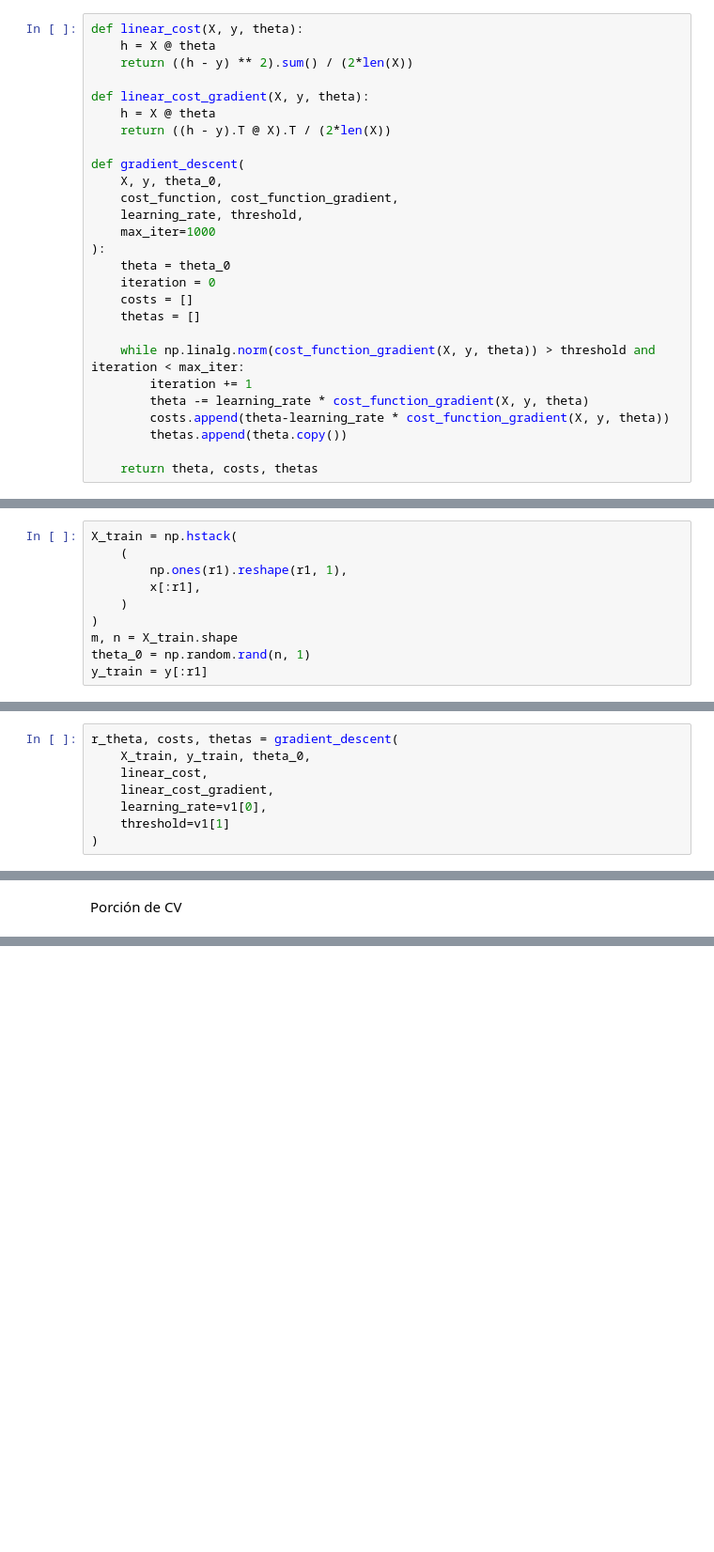
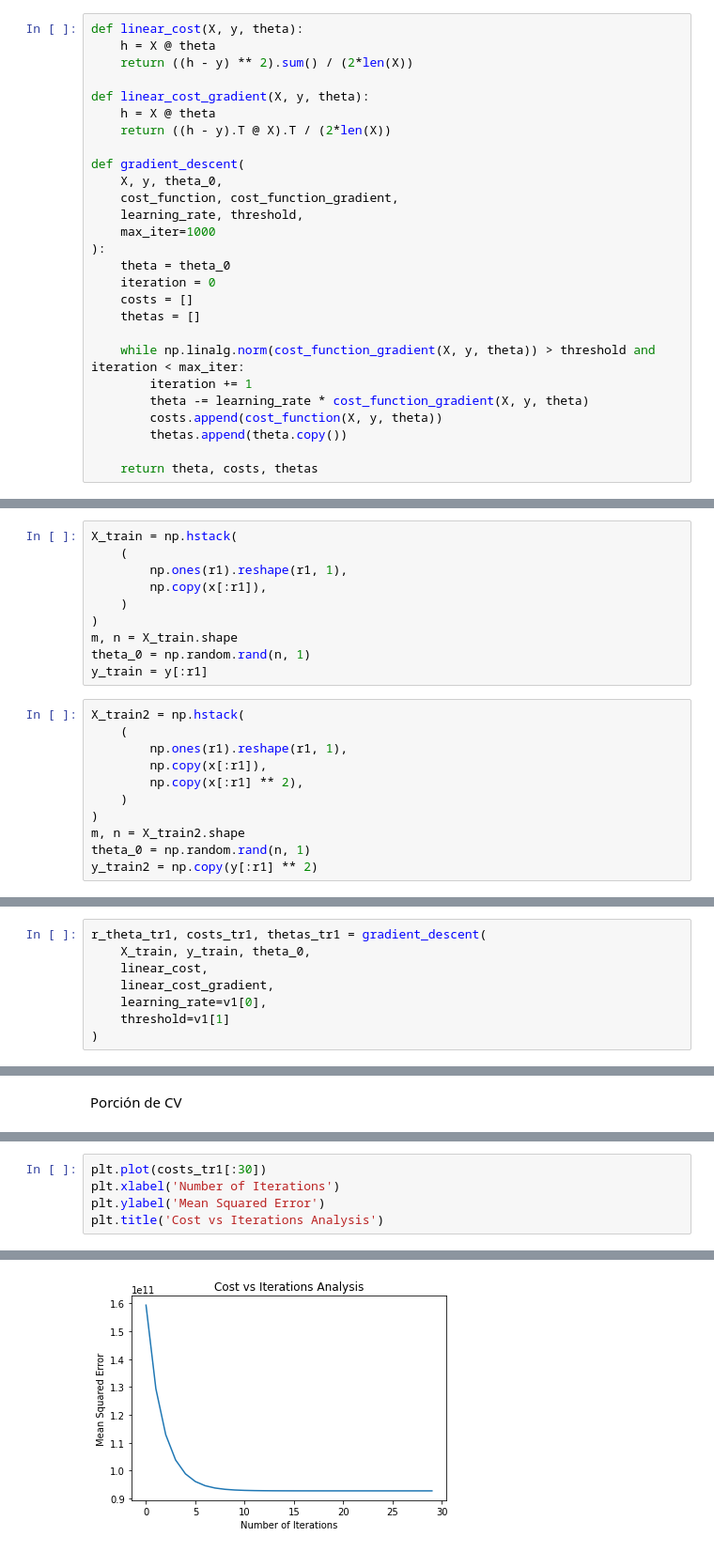
Before and after one commit to LinddM/eml-lab4, a Jupyter notebook: Lab4.ipynb, the cells around one changed output, grey strips where cells are left out. Shown at 94% size. Saved outputs shown, nothing was run; the diff lists cells and outputs as text; blank space fills up the shorter version.

```diff
--- a/Lab4.ipynb
+++ b/Lab4.ipynb
@@ -35,7 +37,7 @@ def gradient_descent(
     while np.linalg.norm(cost_function_gradient(X, y, theta)) > threshold and iteration < max_iter:
         iteration += 1
         theta -= learning_rate * cost_function_gradient(X, y, theta)
-        costs.append(theta-learning_rate * cost_function_gradient(X, y, theta))
+        costs.append(cost_function(X, y, theta))
         thetas.append(theta.copy())
 
     return theta, costs, thetas
@@ -58,12 +60,23 @@ Porción de train
 X_train = np.hstack(
     (
         np.ones(r1).reshape(r1, 1),
-        x[:r1],
+        np.copy(x[:r1]),
     )
 )
 m, n = X_train.shape
 theta_0 = np.random.rand(n, 1)
 y_train = y[:r1]
+# %%
+X_train2 = np.hstack(
+    (
+        np.ones(r1).reshape(r1, 1),
+        np.copy(x[:r1]),
+        np.copy(x[:r1] ** 2),
+    )
+)
+m, n = X_train2.shape
+theta_0 = np.random.rand(n, 1)
+y_train2 = np.copy(y[:r1] ** 2)
 # %% [markdown]
 Valores para manipular en el descenso del gradiente
 # %%
@@ -72,7 +85,7 @@ v2 = (0.0000000001, 0.0001)
 # %% [markdown]
 Probar con distintos valores
 # %%
-r_theta, costs, thetas = gradient_descent(
+r_theta_tr1, costs_tr1, thetas_tr1 = gradient_descent(
     X_train, y_train, theta_0,
     linear_cost,
     linear_cost_gradient,
@@ -171,0 +191,6 @@ r_theta, costs, thetas = gradient_descent(
+# %%
+plt.plot(costs_tr1[:30])
+plt.xlabel('Number of Iterations')
+plt.ylabel('Mean Squared Error')
+plt.title('Cost vs Iterations Analysis')
+# %% [output]
@@ -171,0 +198 @@ r_theta, costs, thetas = gradient_descent(
+[figure, added]
```
Also changed, not shown: parts of 18 cells of this notebook.
